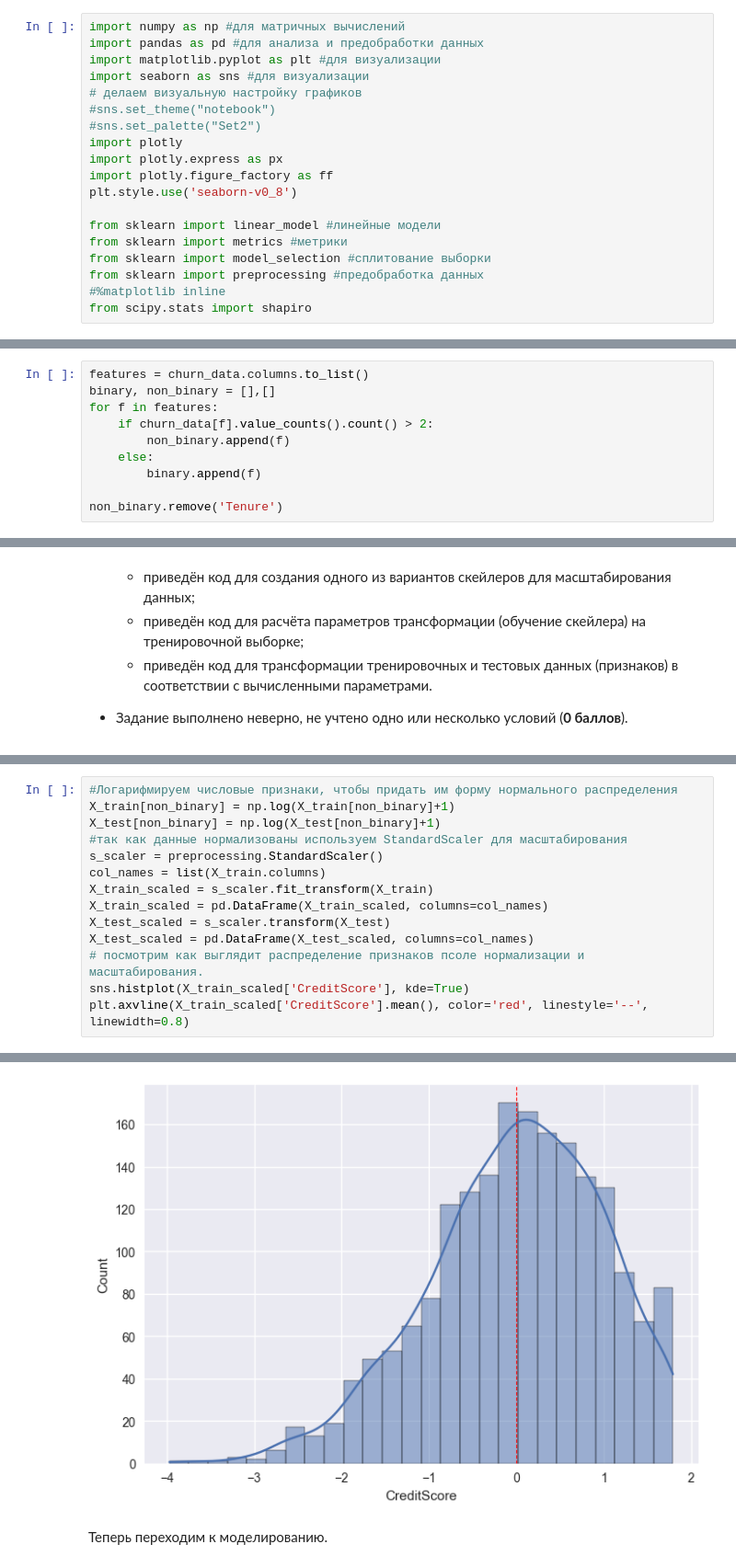
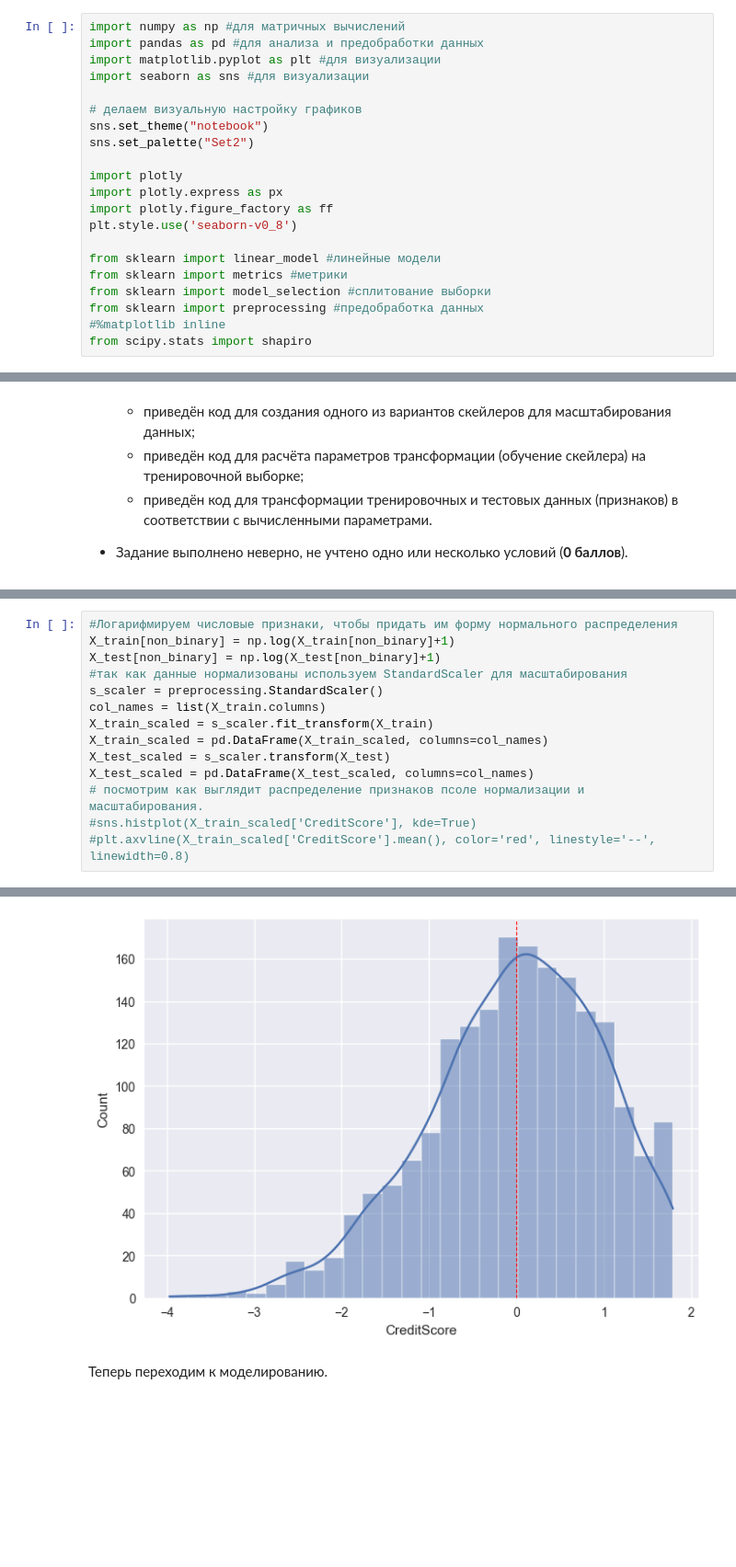
Before and after one commit to Lepnik/data_science_lnv, a Jupyter notebook: ML/ML-3/ML-3._Практика._Ноутбук-Lepnik.ipynb, the cells around one changed output, grey strips where cells are left out. Shown at 92% size. Saved outputs shown, nothing was run; the diff lists cells and outputs as text; blank space fills up the shorter version.

```diff
--- a/ML/ML-3/ML-3._Практика._Ноутбук-Lepnik.ipynb
+++ b/ML/ML-3/ML-3._Практика._Ноутбук-Lepnik.ipynb
@@ -28,9 +28,11 @@ import numpy as np #для матричных вычислений
 import pandas as pd #для анализа и предобработки данных
 import matplotlib.pyplot as plt #для визуализации
 import seaborn as sns #для визуализации
+
 # делаем визуальную настройку графиков
-#sns.set_theme("notebook")
-#sns.set_palette("Set2")
+sns.set_theme("notebook")
+sns.set_palette("Set2")
+
 import plotly
 import plotly.express as px
 import plotly.figure_factory as ff
@@ -303,10 +310,0 @@ memory usage: 254.8 KB
-# %%
-features = churn_data.columns.to_list()
-binary, non_binary = [],[]
-for f in features:
-    if churn_data[f].value_counts().count() > 2:
-        non_binary.append(f)
-    else:
-        binary.append(f)
-
-non_binary.remove('Tenure')
@@ -434,20 +384,20 @@ plt.axvline(X_train['CreditScore'].mean(), color='red', linestyle='--', linewidt
 # %%
 #Логарифмируем числовые признаки, чтобы придать им форму нормального распределения
 X_train[non_binary] = np.log(X_train[non_binary]+1)
 X_test[non_binary] = np.log(X_test[non_binary]+1)
 #так как данные нормализованы используем StandardScaler для масштабирования
 s_scaler = preprocessing.StandardScaler()
 col_names = list(X_train.columns)
 X_train_scaled = s_scaler.fit_transform(X_train)
 X_train_scaled = pd.DataFrame(X_train_scaled, columns=col_names)
 X_test_scaled = s_scaler.transform(X_test)
 X_test_scaled = pd.DataFrame(X_test_scaled, columns=col_names)
 # посмотрим как выглядит распределение признаков псоле нормализации и масштабирования.
-sns.histplot(X_train_scaled['CreditScore'], kde=True)
-plt.axvline(X_train_scaled['CreditScore'].mean(), color='red', linestyle='--', linewidth=0.8)
+#sns.histplot(X_train_scaled['CreditScore'], kde=True)
+#plt.axvline(X_train_scaled['CreditScore'].mean(), color='red', linestyle='--', linewidth=0.8)
 # %% [output]
 <matplotlib.lines.Line2D at 0x...>
-[figure, old version]
+[figure, new version]
 # %% [markdown]
 Теперь переходим к моделированию.
 # %% [markdown]
```
Also changed, not shown: parts of 20 cells of this notebook.
